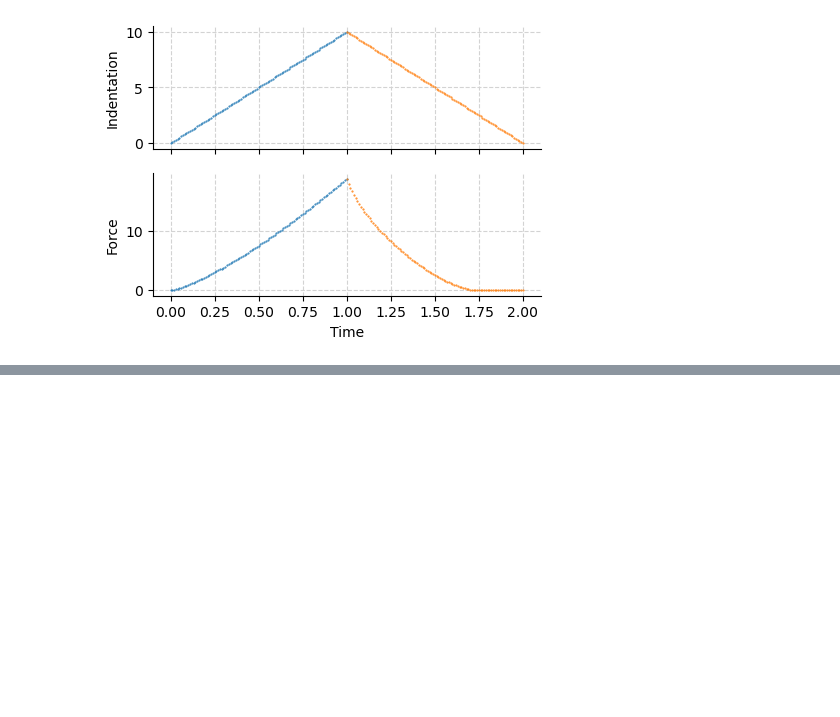
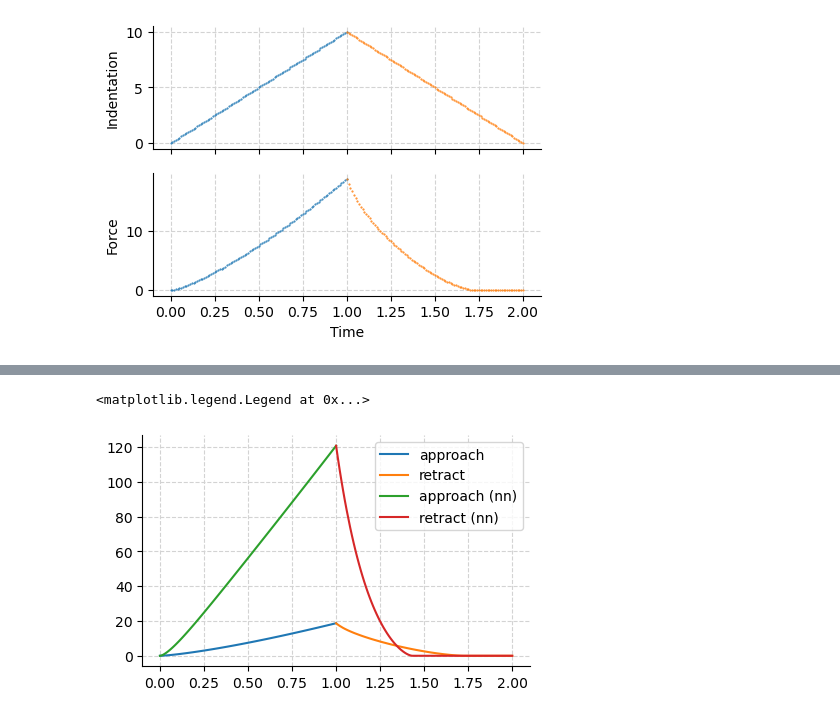
Before and after one commit to Jhko725/NeuralConstitutiveEq.jl, a Jupyter notebook: notebooks/231125_pyrespect.ipynb, the cells around one changed output, grey strips where cells are left out. Cells and saved outputs as stored; diff of their text form; code cells hidden in the pictures; blank space fills up the shorter version.

```diff
--- a/notebooks/231125_pyrespect.ipynb
+++ b/notebooks/231125_pyrespect.ipynb
@@ -114,0 +136,12 @@ Text(0.5, 0, 'Time')
+# %%
+fig, ax = plt.subplots(1, 1, figsize=(5, 3))
+f_app_pred = force_approach(app, phi_bern, tip)
+f_ret_pred = force_retract(app, ret, phi_bern, tip)
+ax.plot(app.t, f_app, label="approach")
+ax.plot(ret.t, f_ret, label="retract")
+ax.plot(app.t, f_app_pred, label="approach (nn)")
+ax.plot(ret.t, f_ret_pred, label="retract (nn)")
+ax.legend()
+# %% [output]
+<matplotlib.legend.Legend at 0x...>
+[figure, added]
```
Also changed, not shown: parts of 10 cells of this notebook, 2 other files.
